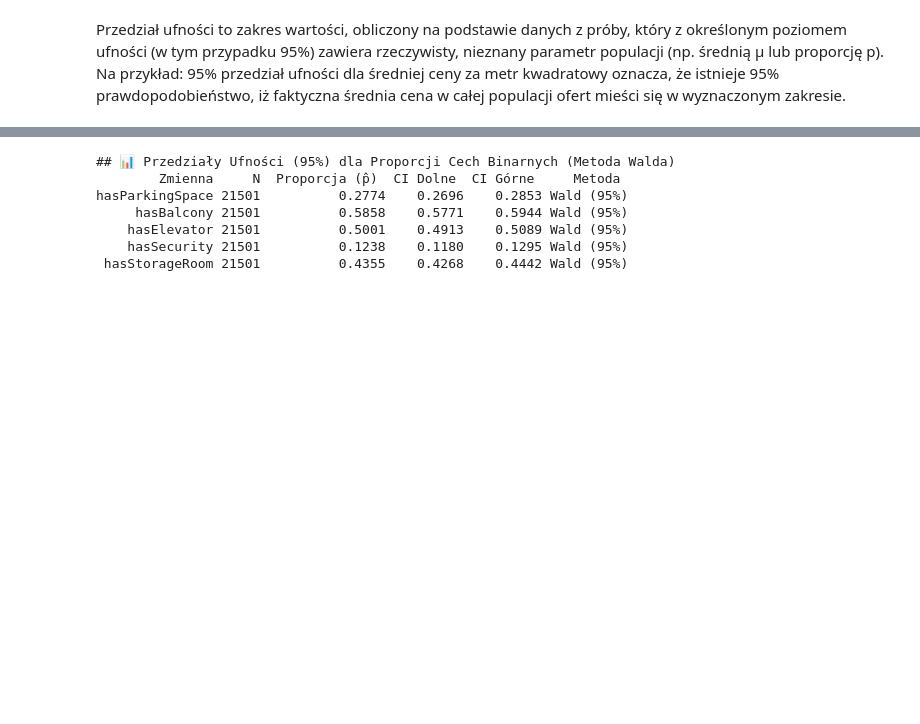
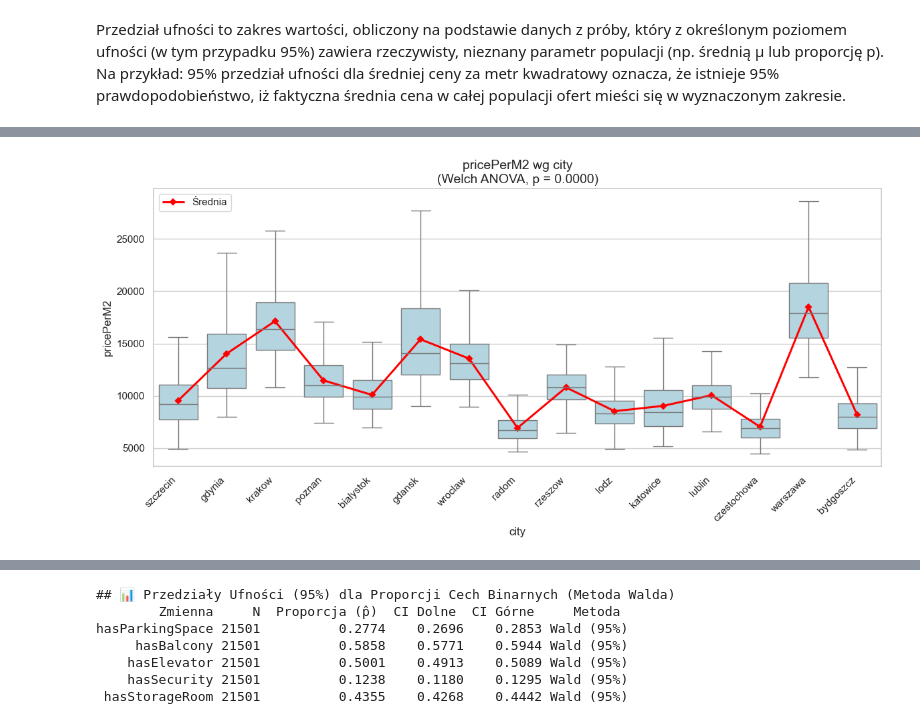
Before and after one commit to majadoris778/Analiza-Danych-R-i-Python-Grupa-Wsparcie-Projektowe, a Jupyter notebook: Projekt.ipynb, the cells around one changed output, grey strips where cells are left out. Cells and saved outputs as stored; diff of their text form; code cells hidden in the pictures; blank space fills up the shorter version.

```diff
--- a/Projekt.ipynb
+++ b/Projekt.ipynb
@@ -1251,0 +1306,97 @@ Przedział ufności to zakres wartości, obliczony na podstawie danych z próby,
+# %%
+# ===============================
+# 6. WELCH ANOVA + INTERPRETACJA + WIZUALIZACJA (cena za m2 w podziale na miasto, typ budynku, licbę pięter)
+
+# ===============================
+
+import pandas as pd
+import numpy as np
+import matplotlib.pyplot as plt
+import seaborn as sns
+import pingouin as pg
+
+sns.set_theme(style="whitegrid")
+
+def welch_anova_with_visualization(df, dv, group, alpha=0.05):
+    print("\n" + "="*70)
+    print(f"ANALIZA: {dv} ~ {group}")
+    print("="*70)
+
+    # --- 1. Czyszczenie danych ---
+    data = df[[dv, group]].dropna()
+
+    if data.empty:
+        print("❌ Brak danych po usunięciu braków (NaN).")
+        return
+
+    if data[group].nunique() < 2:
+        print("❌ Zmienna grupująca ma mniej niż 2 grupy – ANOVA niemożliwa.")
+        return
+
+    # --- 2. Welch ANOVA ---
+    anova = pg.welch_anova(dv=dv, between=group, data=data)
+    p_value = anova["p-unc"].iloc[0]
+
+    print("\n📊 Wyniki Welch ANOVA:")
+    print(anova.round(4))
+
+    # --- 3. Interpretacja ---
+    print("\n🧠 Interpretacja:")
+    if p_value < alpha:
+        print(
+            f"✔ Istnieją **istotne statystycznie różnice** średniej zmiennej "
+            f"'{dv}' pomiędzy grupami zmiennej '{group}' "
+            f"(p = {p_value:.4f} < {alpha})."
+        )
+    else:
+        print(
+            f"✖ Brak podstaw do stwierdzenia istotnych różnic "
+            f"średniej '{dv}' pomiędzy grupami '{group}' "
+            f"(p = {p_value:.4f} ≥ {alpha})."
+        )
+
+    # --- 4. Statystyki opisowe ---
+    desc = data.groupby(group)[dv].agg(['mean', 'median', 'std', 'count']).round(2)
+    print("\n📈 Statystyki opisowe:")
+    print(desc)
+
+    # --- 5. Wizualizacja ---
+    plt.figure(figsize=(12, 6))
+
+    sns.boxplot(
+        data=data,
+        x=group,
+        y=dv,
+        showfliers=False,
+        color="lightblue"
+    )
+
+    sns.pointplot(
+        data=data,
+        x=group,
+        y=dv,
+        estimator=np.mean,
+        color="red",
+        markers="D",
+        scale=0.8,
+        errorbar=None,
+        label="Średnia"
+    )
+
+    plt.title(f"{dv} wg {group}\n(Welch ANOVA, p = {p_value:.4f})", fontsize=14)
+    plt.xlabel(group)
+    plt.ylabel(dv)
+    plt.xticks(rotation=45, ha="right")
+    plt.legend()
+    plt.tight_layout()
+    plt.show()
+
+
+# ===============================
+# WYWOŁANIA
+# ===============================
+
+welch_anova_with_visualization(df, 'pricePerM2', 'city')
+welch_anova_with_visualization(df, 'pricePerM2', 'type')
+welch_anova_with_visualization(df, 'pricePerM2', 'floorCount')
+# %% [output]
@@ -1251,0 +1423 @@ Przedział ufności to zakres wartości, obliczony na podstawie danych z próby,
+[figure, added]
```
Also changed, not shown: parts of 23 cells of this notebook.
